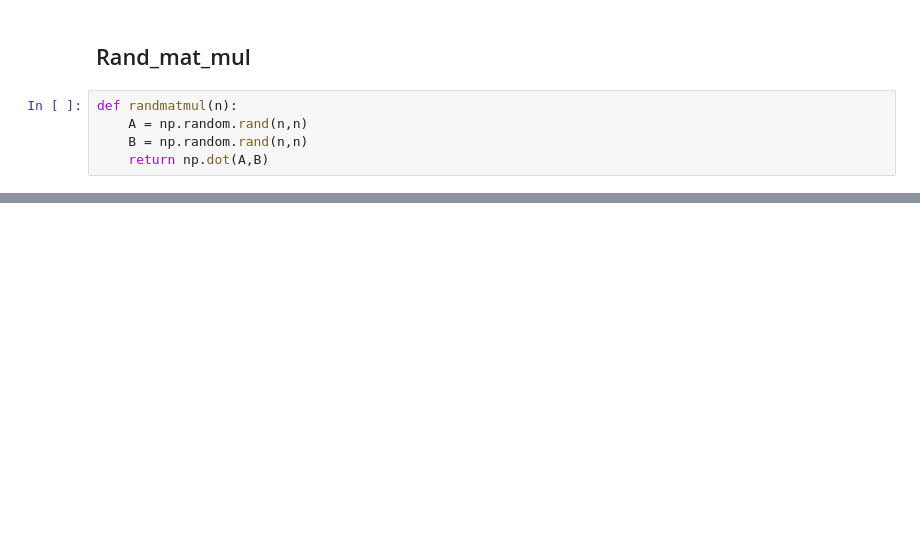
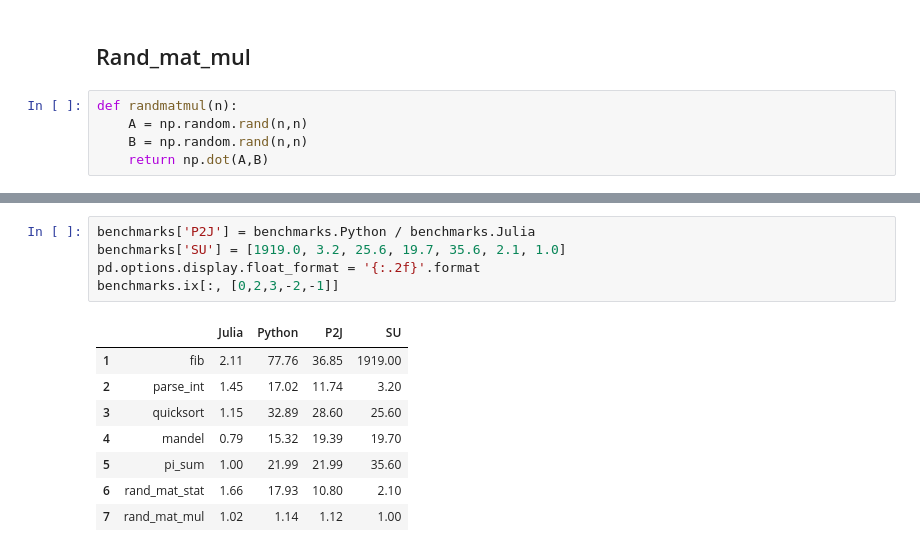
Before and after one commit to cliburn/sta-663-2016, a Jupyter notebook: lectures/B03_Benchmarks.ipynb, the cells around one changed output, grey strips where cells are left out. Cells and saved outputs as stored; diff of their text form; blank space fills up the shorter version.

Commit message:
Work throuhg optimization of Julia benchmarks

```diff
--- a/lectures/B03_Benchmarks.ipynb
+++ b/lectures/B03_Benchmarks.ipynb
@@ -316,0 +540,14 @@ randmatmul(1000)
+# %%
+benchmarks['P2J'] = benchmarks.Python / benchmarks.Julia
+benchmarks['SU'] = [1919.0, 3.2, 25.6, 19.7, 35.6, 2.1, 1.0]
+pd.options.display.float_format = '{:.2f}'.format
+benchmarks.ix[:, [0,2,3,-2,-1]]
+# %% [output]
+|  |  | Julia | Python | P2J | SU |
+| 1 | fib | 2.11 | 77.76 | 36.85 | 1919.00 |
+| 2 | parse_int | 1.45 | 17.02 | 11.74 | 3.20 |
+| 3 | quicksort | 1.15 | 32.89 | 28.60 | 25.60 |
+| 4 | mandel | 0.79 | 15.32 | 19.39 | 19.70 |
+| 5 | pi_sum | 1.00 | 21.99 | 21.99 | 35.60 |
+| 6 | rand_mat_stat | 1.66 | 17.93 | 10.80 | 2.10 |
+| 7 | rand_mat_mul | 1.02 | 1.14 | 1.12 | 1.00 |
```
Also changed, not shown: parts of 32 cells of this notebook, 1 other file.
